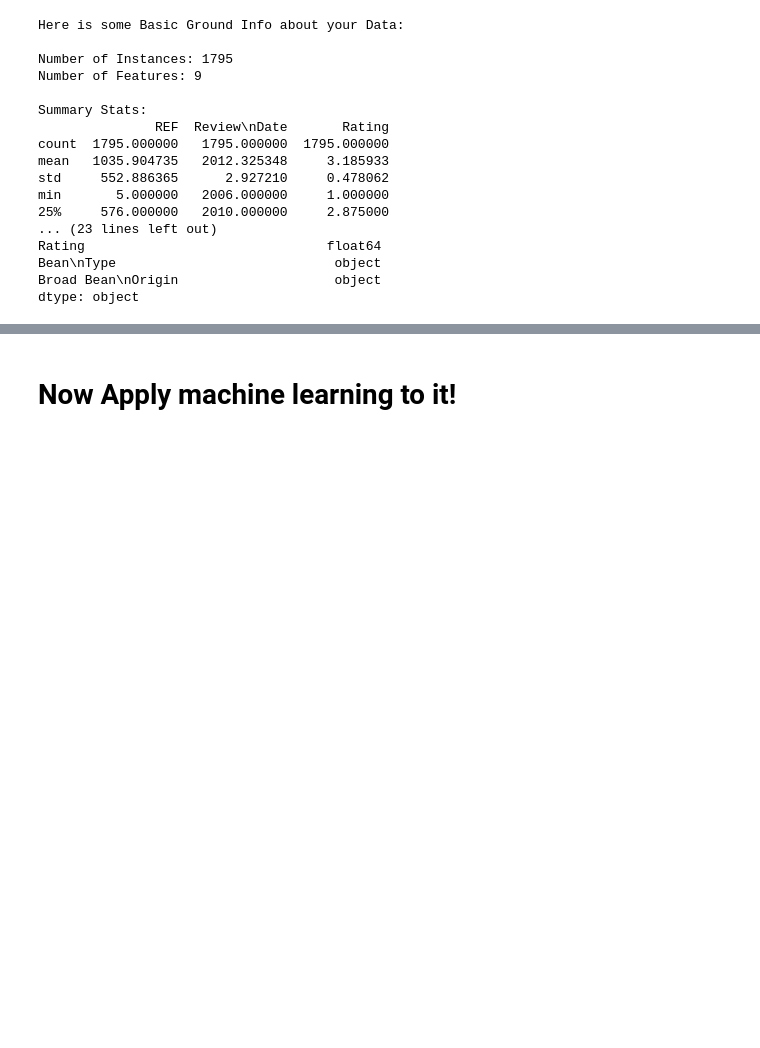
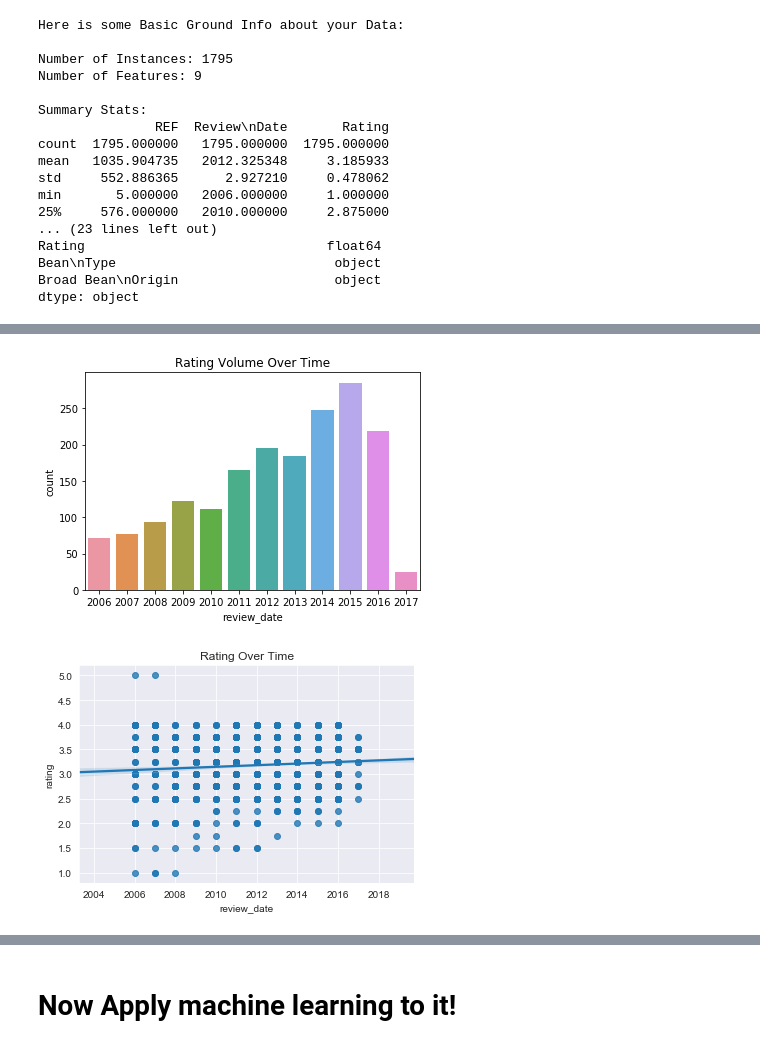
Before and after one commit to emyroyer/FlavorOfCacao_DataScienceProject, a Jupyter notebook: FlavorsOfCacao.ipynb, the cells around one changed output, grey strips where cells are left out. Cells and saved outputs as stored; diff of their text form; code cells hidden in the pictures; blank space fills up the shorter version.

```diff
--- a/FlavorsOfCacao.ipynb
+++ b/FlavorsOfCacao.ipynb
@@ -299,0 +310,17 @@ plt.show()
+# %%
+#Is there more data in the past, or is the volume growing with time?
+sns.countplot(data['review_date']).set_title('Rating Volume Over Time')
+plt.show()
+
+#Is recent chocolate better, or is it staying the same?
+sns.set_style("darkgrid")
+
+#fitting a linear regression line to a scatterplot
+sns.regplot(x=data['review_date'].apply(lambda x: float(x)),
+            y=data['rating'].apply(lambda x: float(x)))
+
+plt.title('Rating Over Time')
+plt.show()
+# %% [output]
+[figure, added]
+[figure, added]
```
Also changed, not shown: parts of 15 cells of this notebook.
